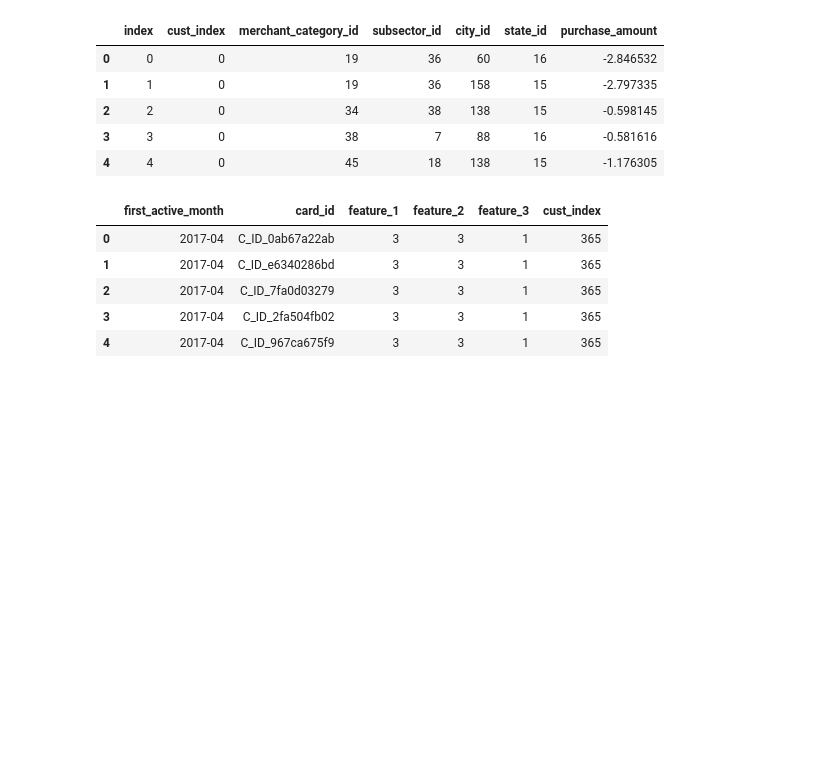
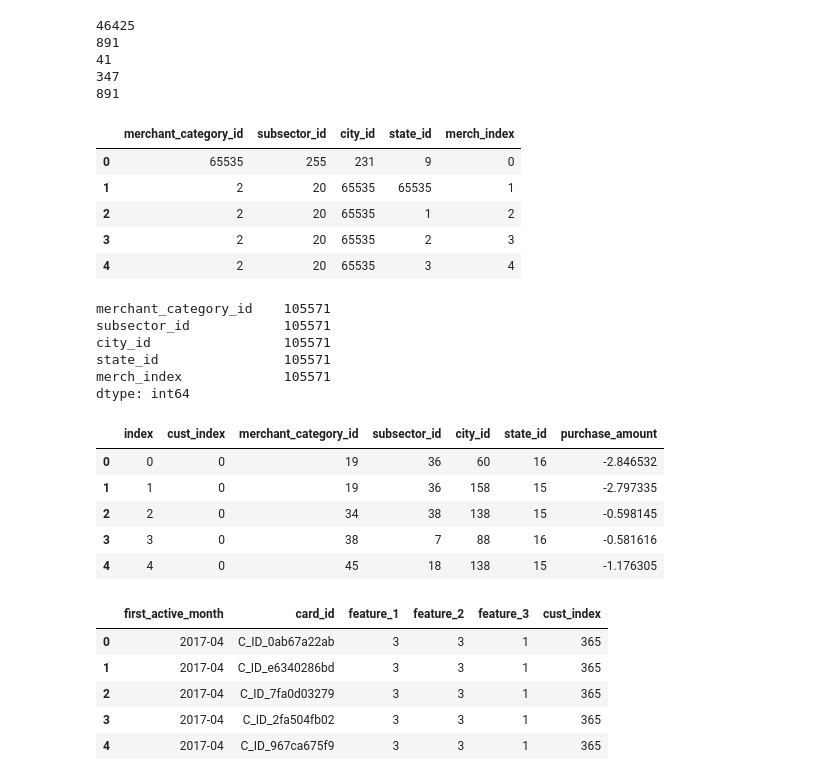
Before and after one commit to gane-dev/DeepLearning, a Jupyter notebook: elo-prediction-v1.ipynb, the cells around one changed output. Saved outputs shown, nothing was run; the diff lists cells and outputs as text; code cells hidden in the pictures; blank space fills up the shorter version.

```diff
--- a/elo-prediction-v1.ipynb
+++ b/elo-prediction-v1.ipynb
@@ -33,0 +55,18 @@ merchant_id.head()
+# %%
+print(len(merchant_id))
+print(merchant_id['merchant_category_id'].max())
+print(merchant_id['subsector_id'].max())
+print(merchant_id['city_id'].max())
+print(merchant_id['merchant_category_id'].max())
+# %% [output]
+46425
+891
+41
+347
+891
+# %%
+merchant_id['merchant_category_id']=merchant_id['merchant_category_id'].astype(np.uint16)
+merchant_id['subsector_id']=merchant_id['subsector_id'].astype(np.uint8)
+merchant_id['city_id']=merchant_id['city_id'].astype(np.uint16)
+merchant_id['state_id']=merchant_id['state_id'].astype(np.uint16)
+merchant_id['merch_index']=merchant_id['merch_index'].astype(np.uint16)
@@ -34,3 +75,21 @@ merchant_id.head()
+# %%
+merchant_id.head()
+# %% [output]
+|  | merchant_category_id | subsector_id | city_id | state_id | merch_index |
+| 0 | 65535 | 255 | 231 | 9 | 0 |
+| 1 | 2 | 20 | 65535 | 65535 | 1 |
+| 2 | 2 | 20 | 65535 | 1 | 2 |
+| 3 | 2 | 20 | 65535 | 2 | 3 |
+| 4 | 2 | 20 | 65535 | 3 | 4 |
+# %%
+merchant_id[merchant_id['city_id'] == 255].count()
+# %% [output]
+merchant_category_id    105571
+subsector_id            105571
+city_id                 105571
+state_id                105571
+merch_index             105571
+dtype: int64
 # %%
 #Load transactions, drop field not used
 transactions= pd.read_csv(PATH/'historical_transactions.csv')
```
Also changed, not shown: parts of 13 cells of this notebook.
